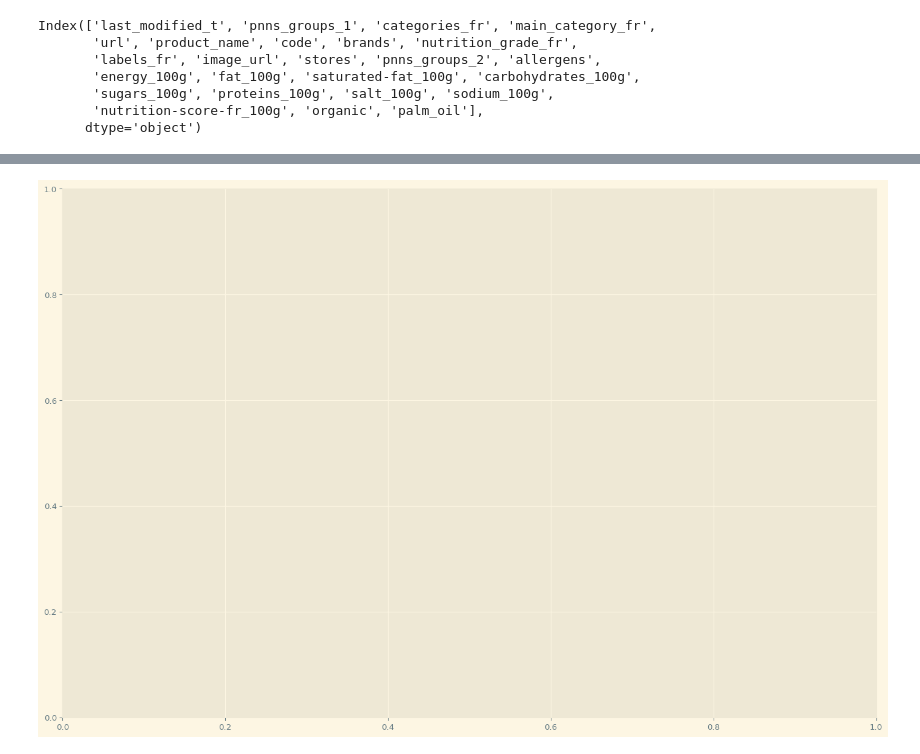
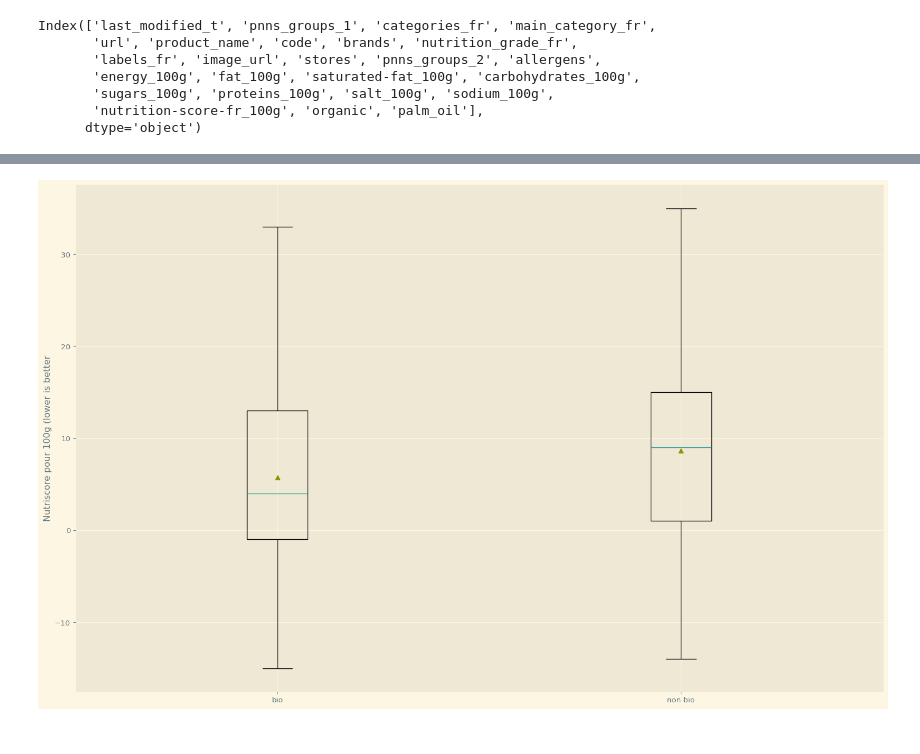
Before and after one commit to Psemp/ds_project_3, a Jupyter notebook: exploratory_analysis.ipynb, the cells around one changed output, grey strips where cells are left out. Cells and saved outputs as stored; diff of their text form; code cells hidden in the pictures.

Commit message:
Update exploratory_analysis.ipynb
added 4 boxplots, ANOVA necessary

```diff
--- a/exploratory_analysis.ipynb
+++ b/exploratory_analysis.ipynb
@@ -326,5 +325,6 @@ Index(['last_modified_t', 'pnns_groups_1', 'categories_fr', 'main_category_fr',
        'nutrition-score-fr_100g', 'organic', 'palm_oil'],
       dtype='object')
 # %%
-data_org_pal = df_off[(df_off["organic"].notna()) | (df_off["palm_oil"].notna())][["nutrition-score-fr_100g", "organic", "palm_oil"]]
-data_org_pal
+data_org_pal = df_off[["nutrition-score-fr_100g", "organic", "palm_oil"]]
+data_org_pal.dropna(subset=["nutrition-score-fr_100g"])
+data_org_pal = data_org_pal.fillna(False)
@@ -345,8 +338,25 @@ data_org_pal
 # %%
-fig, ax1 = plt.subplots(ncols=1, nrows=1, figsize=(18, 12), dpi=96)
+fig, ax1 = plt.subplots(
+    ncols=1,
+    nrows=1,
+    figsize=(16, 10),
+    dpi=96,
+    sharex=True,
+    sharey=True
+)
 
-data_org = data_org_pal[data_org_pal["organic"] == True]
-data_palm_pos = data_org_pal[data_org_pal["palm_oil"] == True]
-data_palm_neg = data_org_pal[data_org_pal["palm_oil"] == False]
+data_org = data_org_pal[data_org_pal["organic"]][["nutrition-score-fr_100g", "organic"]]
+data_org_t = data_org_pal[data_org_pal["organic"] == True][["nutrition-score-fr_100g"]]
+data_org_f = data_org_pal[data_org_pal["organic"] == False][["nutrition-score-fr_100g"]]
+data_org_list = [data_org_t["nutrition-score-fr_100g"], data_org_f["nutrition-score-fr_100g"]]
+
+ax1.boxplot(data_org_list, showfliers=True, showbox=True, showmeans=True, labels=["bio", "non bio"])
+ax1.set_ylabel("Nutriscore pour 100g (lower is better")
+
+data_palm_pos = data_org_pal[data_org_pal["palm_oil"] == True][["nutrition-score-fr_100g", "palm_oil"]]
+data_palm_undetected = data_org_pal[data_org_pal["palm_oil"].isna()][["nutrition-score-fr_100g", "palm_oil"]]
+
+plt.tight_layout()
+plt.show()
 # %% [output]
-[figure, old version]
+[figure, new version]
```
Also changed, not shown: parts of 8 cells of this notebook.
